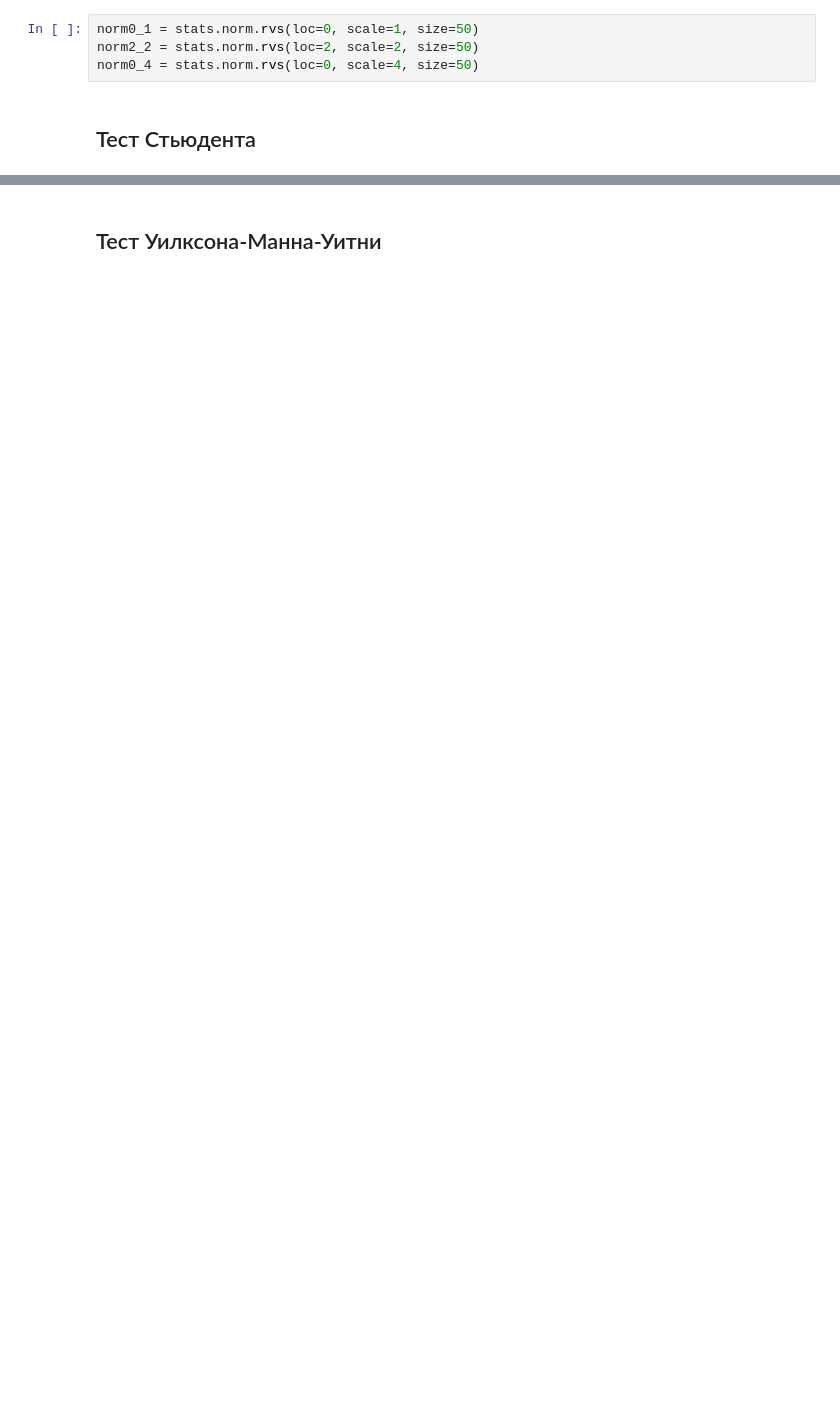
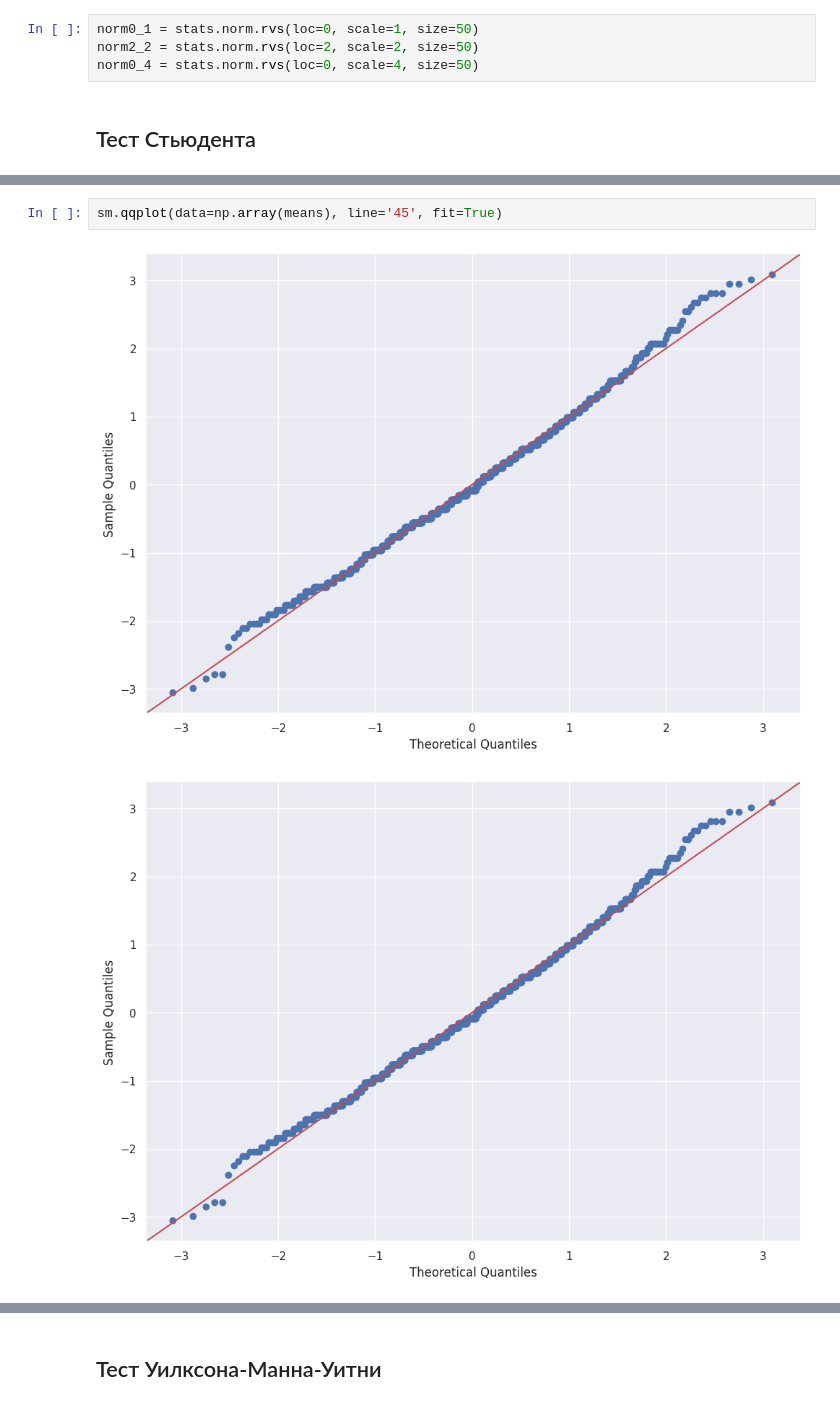
Before and after one commit to qjerryk/stat-prac, a Jupyter notebook: stat.ipynb, the cells around one changed output, grey strips where cells are left out. Cells and saved outputs as stored; diff of their text form; blank space fills up the shorter version.

```diff
--- a/stat.ipynb
+++ b/stat.ipynb
@@ -1069,0 +1120,5 @@ for alternative in ['two-sided', 'less', 'greater']:
+# %%
+sm.qqplot(data=np.array(means), line='45', fit=True)
+# %% [output]
+[figure, added]
+[figure, added]
```
Also changed, not shown: parts of 150 cells of this notebook.
